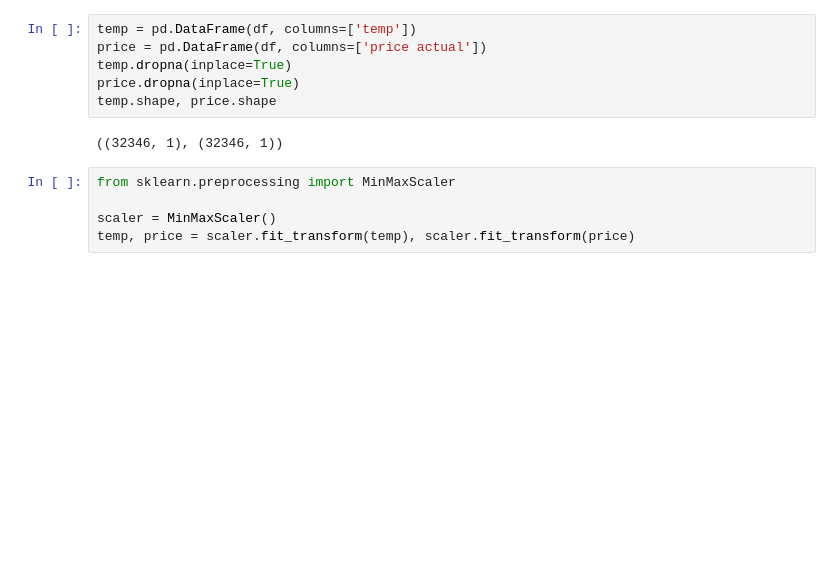
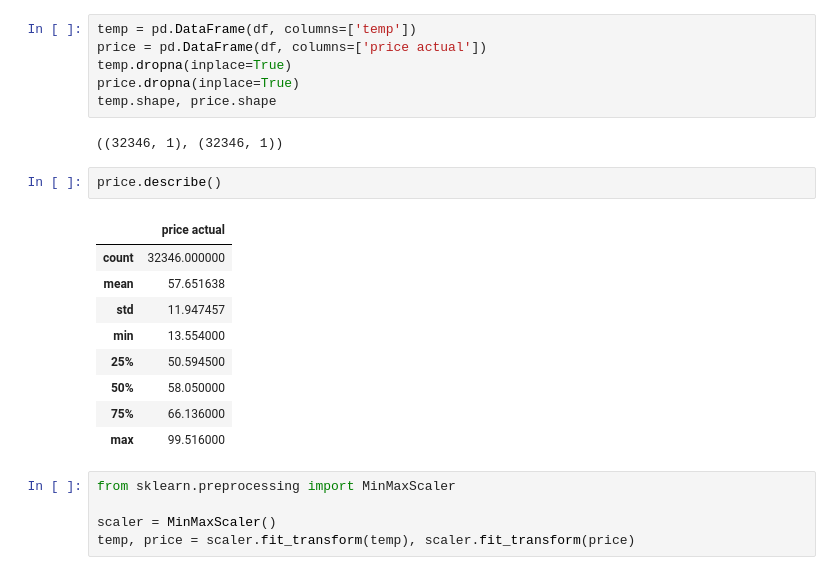
Before and after one commit to LunarZephyr/ECS171_Project, a Jupyter notebook: EDA/Shreyas/price_prediction.ipynb, the cells around one changed output. Saved outputs shown, nothing was run; the diff lists cells and outputs as text; blank space fills up the shorter version.

```diff
--- a/EDA/Shreyas/price_prediction.ipynb
+++ b/EDA/Shreyas/price_prediction.ipynb
@@ -14,6 +14,18 @@ price.dropna(inplace=True)
 temp.shape, price.shape
 # %% [output]
 ((32346, 1), (32346, 1))
+# %%
+price.describe()
+# %% [output]
+|  | price actual |
+| count | 32346.000000 |
+| mean | 57.651638 |
+| std | 11.947457 |
+| min | 13.554000 |
+| 25% | 50.594500 |
+| 50% | 58.050000 |
+| 75% | 66.136000 |
+| max | 99.516000 |
 # %%
 from sklearn.preprocessing import MinMaxScaler
 
```
Also changed, not shown: parts of 4 cells of this notebook.
